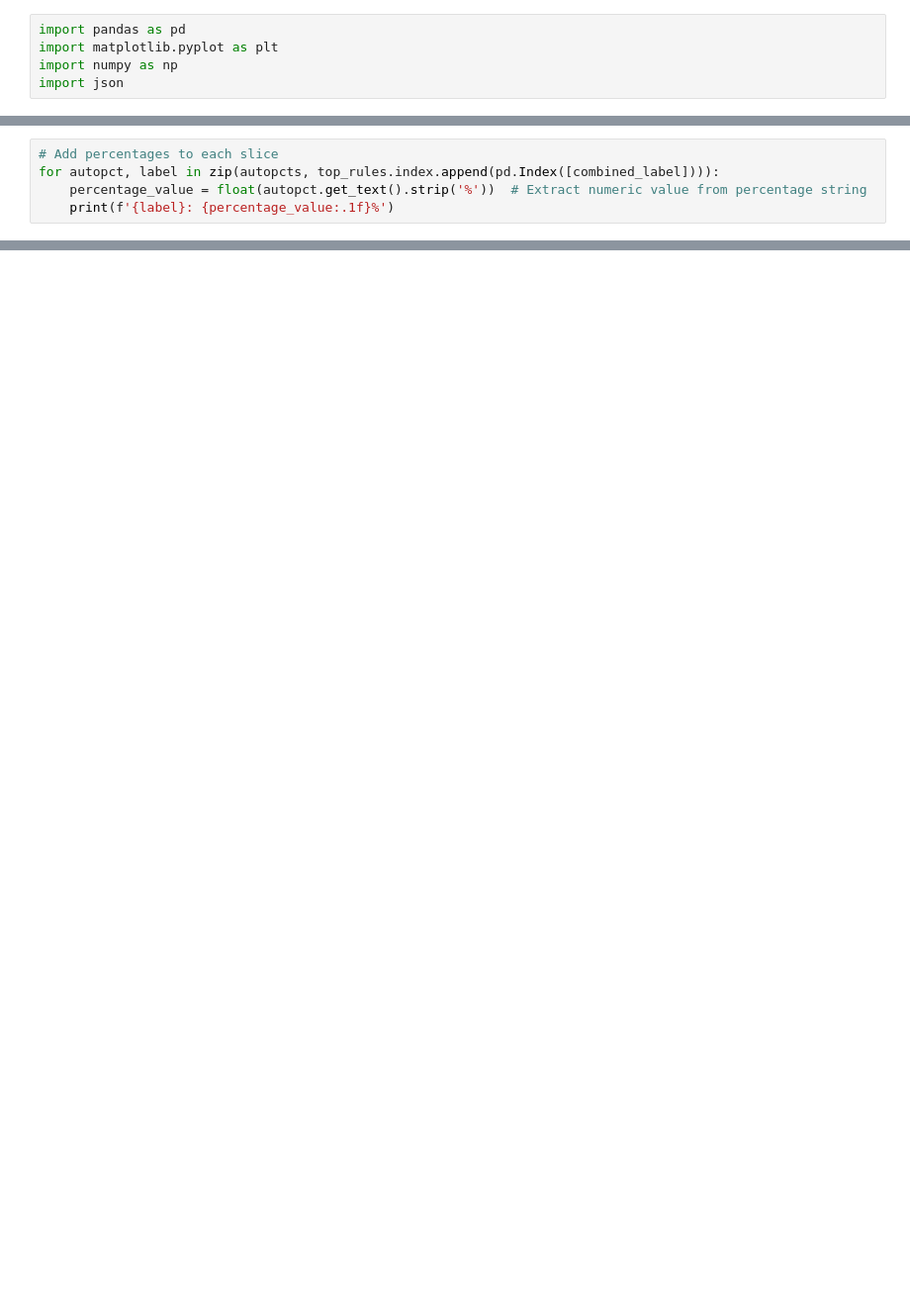
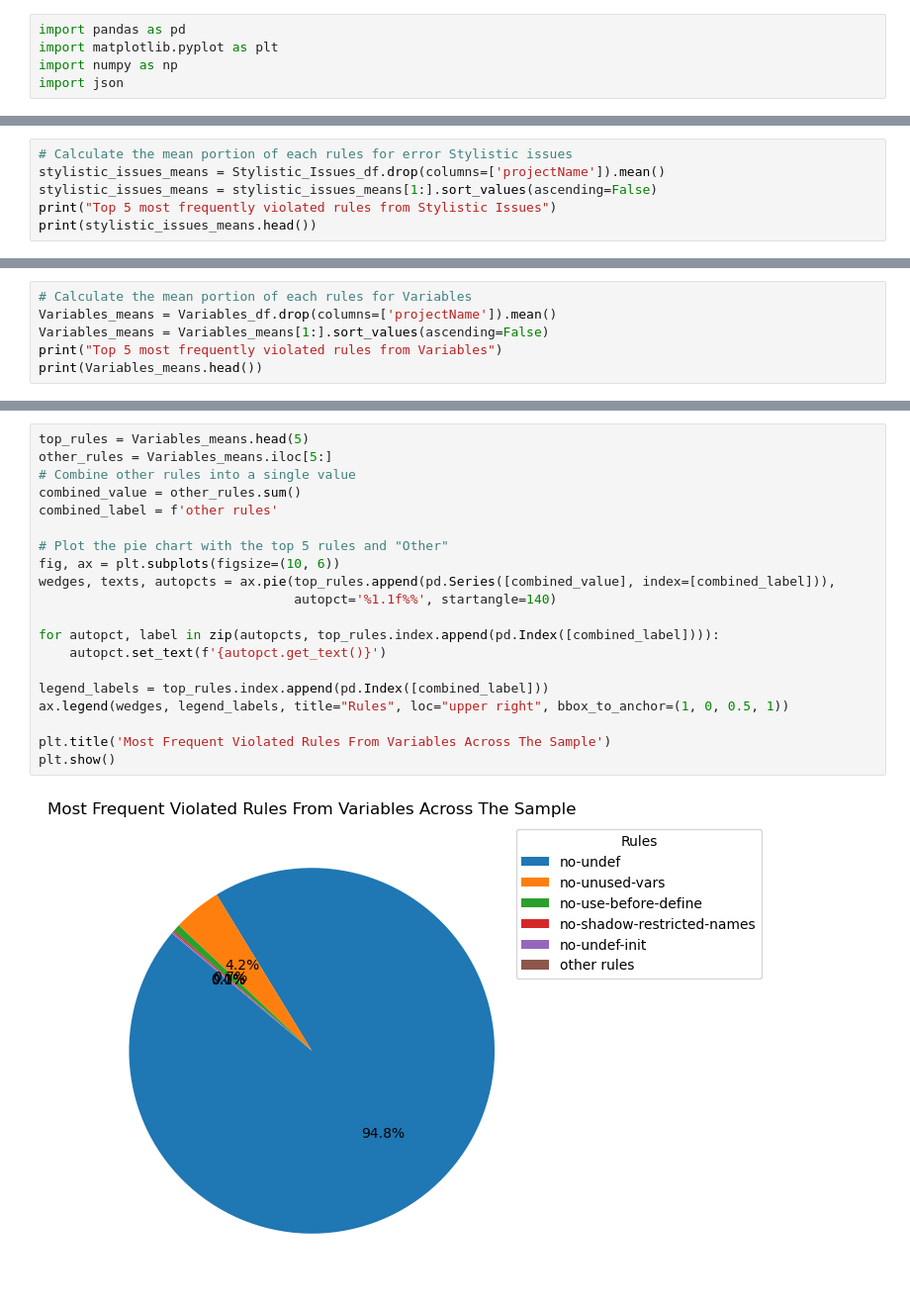
Before and after one commit to KevinXu17/982, a Jupyter notebook: dataAnalysis_Edison.ipynb, the cells around one changed output, grey strips where cells are left out. Shown at 99% size. Saved outputs shown, nothing was run; the diff lists cells and outputs as text; blank space fills up the shorter version.

```diff
--- a/dataAnalysis_Edison.ipynb
+++ b/dataAnalysis_Edison.ipynb
@@ -177,5 +5,0 @@ plt.show()
-# %%
-# Add percentages to each slice
-for autopct, label in zip(autopcts, top_rules.index.append(pd.Index([combined_label]))):
-    percentage_value = float(autopct.get_text().strip('%'))  # Extract numeric value from percentage string
-    print(f'{label}: {percentage_value:.1f}%')
@@ -239,0 +202,6 @@ plt.show()
+# %%
+# Calculate the mean portion of each rules for error Stylistic issues
+stylistic_issues_means = Stylistic_Issues_df.drop(columns=['projectName']).mean()
+stylistic_issues_means = stylistic_issues_means[1:].sort_values(ascending=False)
+print("Top 5 most frequently violated rules from Stylistic Issues")
+print(stylistic_issues_means.head())
@@ -239,0 +253,6 @@ plt.show()
+# %%
+# Calculate the mean portion of each rules for Variables
+Variables_means = Variables_df.drop(columns=['projectName']).mean()
+Variables_means = Variables_means[1:].sort_values(ascending=False)
+print("Top 5 most frequently violated rules from Variables")
+print(Variables_means.head())
@@ -239,0 +267,22 @@ plt.show()
+# %%
+top_rules = Variables_means.head(5)
+other_rules = Variables_means.iloc[5:]
+# Combine other rules into a single value
+combined_value = other_rules.sum()
+combined_label = f'other rules'
+
+# Plot the pie chart with the top 5 rules and "Other"
+fig, ax = plt.subplots(figsize=(10, 6))
+wedges, texts, autopcts = ax.pie(top_rules.append(pd.Series([combined_value], index=[combined_label])),
+                                 autopct='%1.1f%%', startangle=140)
+
+for autopct, label in zip(autopcts, top_rules.index.append(pd.Index([combined_label]))):
+    autopct.set_text(f'{autopct.get_text()}')
+
+legend_labels = top_rules.index.append(pd.Index([combined_label]))
+ax.legend(wedges, legend_labels, title="Rules", loc="upper right", bbox_to_anchor=(1, 0, 0.5, 1))
+
+plt.title('Most Frequent Violated Rules From Variables Across The Sample')
+plt.show()
+# %% [output]
+[figure, added]
```
Also changed, not shown: parts of 44 cells of this notebook.
